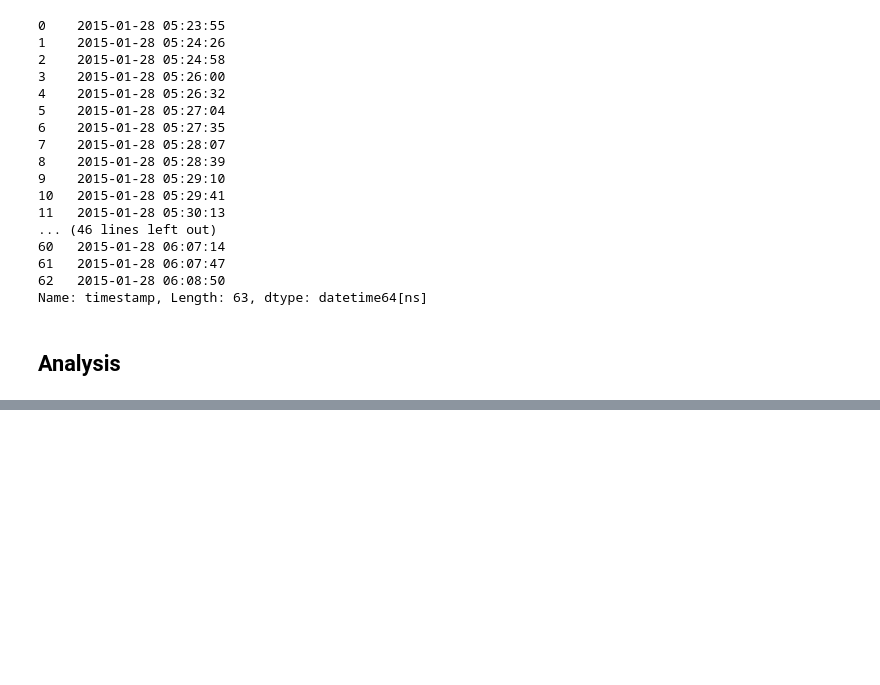
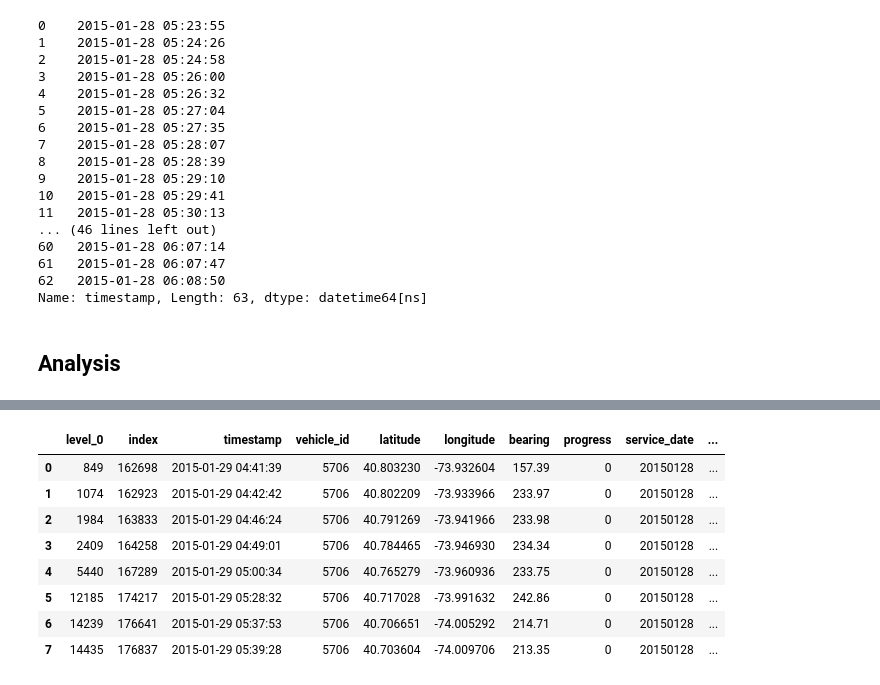
Before and after one commit to parthshah93/ads_2017, a Jupyter notebook: bustime_SK.ipynb, the cells around one changed output, grey strips where cells are left out. Drawn from its saved outputs; the diff is of its cells as text; code cells hidden in the pictures; blank space fills up the shorter version.

```diff
--- a/bustime_SK.ipynb
+++ b/bustime_SK.ipynb
@@ -285,0 +399,16 @@ Analysis(trip_002000_M15_2, trip_028500_SBS15_1)
+# %%
+for group in m15_reg.groupby('trip_id'):
+#     for i in range(31):
+        a = r_anaysis(group[1], Share_Stop)
+# %%
+a
+# %% [output]
+|  | level_0 | index | timestamp | vehicle_id | latitude | longitude | bearing | progress | service_date | ... |
+| 0 | 849 | 162698 | 2015-01-29 04:41:39 | 5706 | 40.803230 | -73.932604 | 157.39 | 0 | 20150128 | ... |
+| 1 | 1074 | 162923 | 2015-01-29 04:42:42 | 5706 | 40.802209 | -73.933966 | 233.97 | 0 | 20150128 | ... |
+| 2 | 1984 | 163833 | 2015-01-29 04:46:24 | 5706 | 40.791269 | -73.941966 | 233.98 | 0 | 20150128 | ... |
+| 3 | 2409 | 164258 | 2015-01-29 04:49:01 | 5706 | 40.784465 | -73.946930 | 234.34 | 0 | 20150128 | ... |
+| 4 | 5440 | 167289 | 2015-01-29 05:00:34 | 5706 | 40.765279 | -73.960936 | 233.75 | 0 | 20150128 | ... |
+| 5 | 12185 | 174217 | 2015-01-29 05:28:32 | 5706 | 40.717028 | -73.991632 | 242.86 | 0 | 20150128 | ... |
+| 6 | 14239 | 176641 | 2015-01-29 05:37:53 | 5706 | 40.706651 | -74.005292 | 214.71 | 0 | 20150128 | ... |
+| 7 | 14435 | 176837 | 2015-01-29 05:39:28 | 5706 | 40.703604 | -74.009706 | 213.35 | 0 | 20150128 | ... |
```
Also changed, not shown: parts of 10 cells of this notebook.
